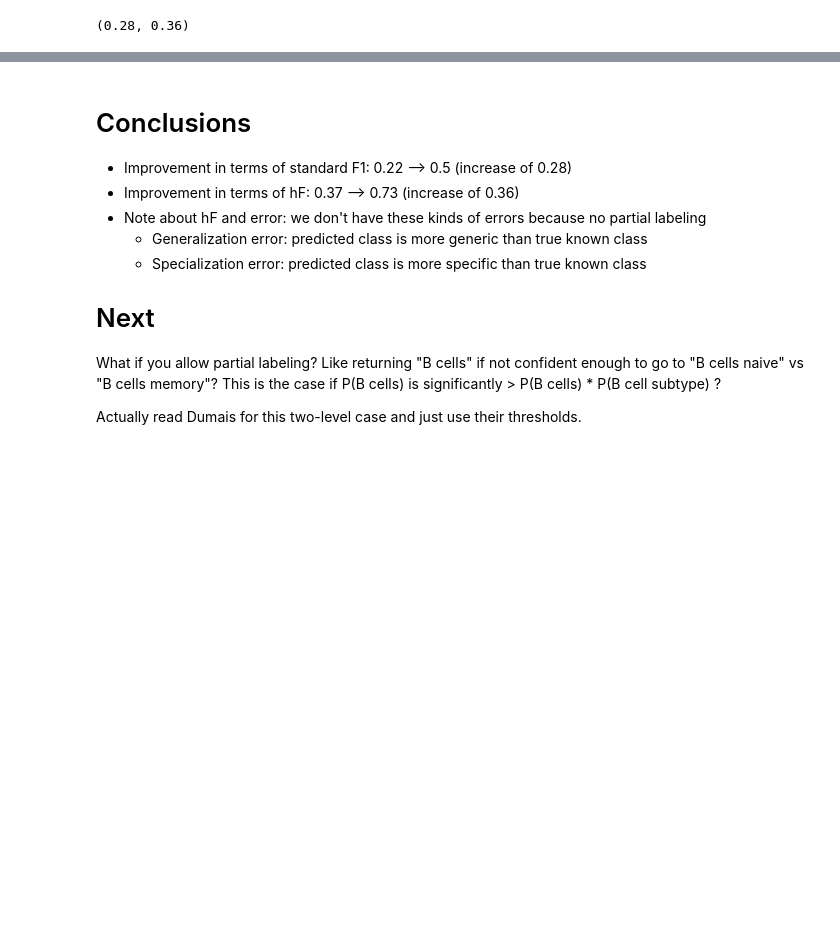
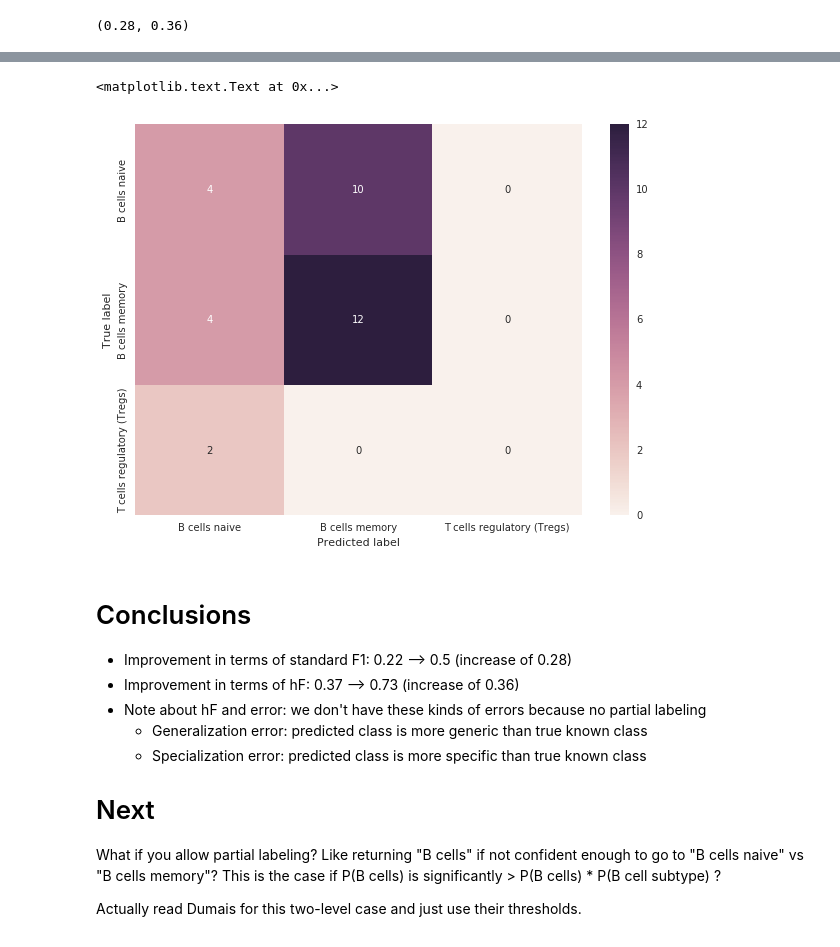
Before and after one commit to hammerlab/immune-infiltrate-explorations, a Jupyter notebook: Hierarchical classification proof-of-concept.ipynb, the cells around one changed output, grey strips where cells are left out. Drawn from its saved outputs; the diff is of its cells as text; code cells hidden in the pictures; blank space fills up the shorter version.

Commit message:
heatmap

```diff
--- a/Hierarchical classification proof-of-concept.ipynb
+++ b/Hierarchical classification proof-of-concept.ipynb
@@ -582,3 +596,19 @@ hF 0.730158730159
+# %%
+from sklearn.metrics import confusion_matrix
+df_cm = pd.DataFrame(confusion_matrix(y_test_flat, ypred_blended),
+                     index = flat_classes_map.values(),
+                     columns = flat_classes_map.values()
+                    )
+plt.figure(figsize = (10,7))
+sns.heatmap(df_cm,
+            annot=True,
+            #cmap="YlGnBu"
+           )
+plt.ylabel('True label')
+plt.xlabel('Predicted label')
+# %% [output]
+<matplotlib.text.Text at 0x...>
+[figure, added]
 # %% [markdown]
 # Conclusions
 
```
Also changed, not shown: parts of 2 cells of this notebook.
